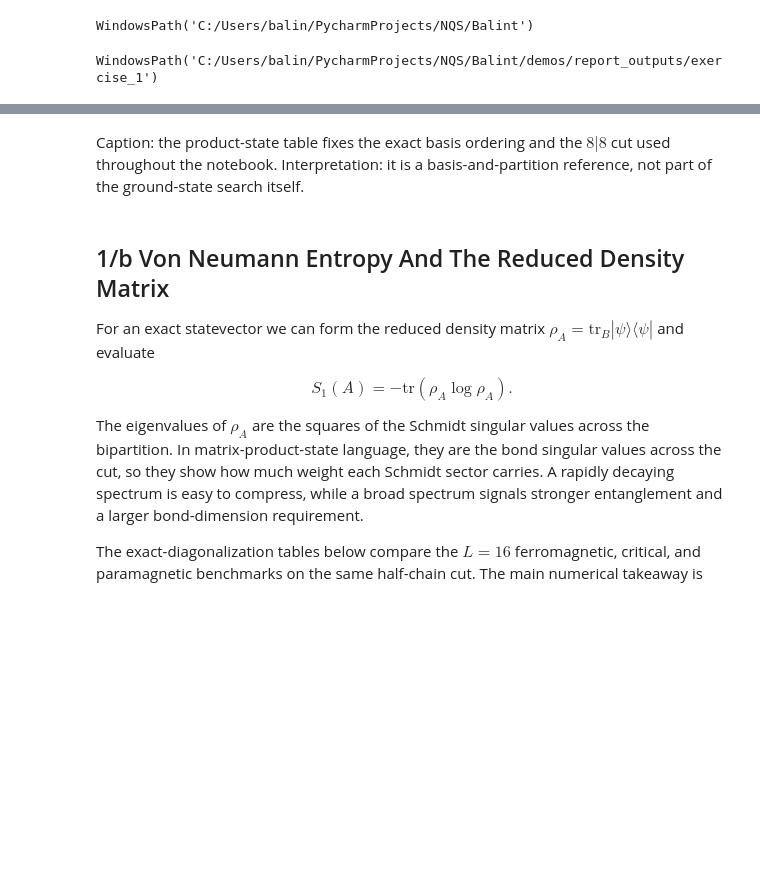
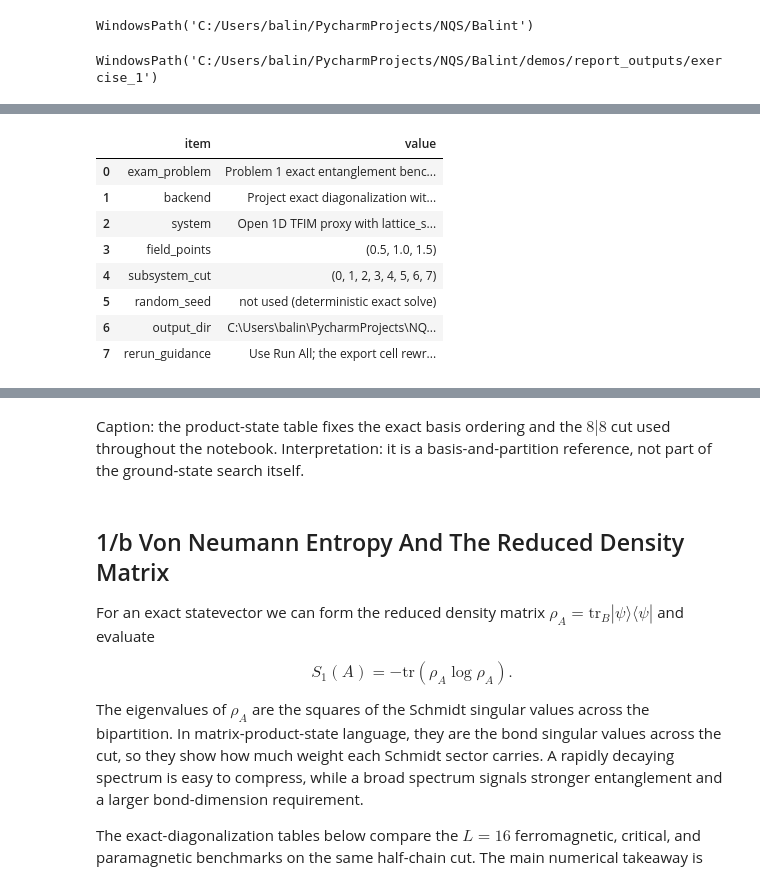
Before and after one commit to SBT2004/NQS, a Jupyter notebook: Balint/demos/exercise_1.ipynb, the cells around one changed output, grey strips where cells are left out. Drawn from its saved outputs; the diff is of its cells as text; code cells hidden in the pictures; blank space fills up the shorter version.

```diff
--- a/Balint/demos/exercise_1.ipynb
+++ b/Balint/demos/exercise_1.ipynb
@@ -43,3 +52,25 @@ WindowsPath('C:/Users/balin/PycharmProjects/NQS/Balint/demos/report_outputs/exer
+# %%
+exercise_1_run_context = pd.DataFrame([
+    {'item': 'exam_problem', 'value': 'Problem 1 exact entanglement benchmark'},
+    {'item': 'backend', 'value': 'Project exact diagonalization with JAX x64 enabled in-notebook'},
+    {'item': 'system', 'value': f'Open 1D TFIM proxy with lattice_shape=({chain_length}, 1), J=1.0'},
+    {'item': 'field_points', 'value': tuple(sorted(g_values.values()))},
+    {'item': 'subsystem_cut', 'value': subsystem_sites},
+    {'item': 'random_seed', 'value': 'not used (deterministic exact solve)'},
+    {'item': 'output_dir', 'value': str(exercise_output_dir)},
+    {'item': 'rerun_guidance', 'value': 'Use Run All; the export cell rewrites CSV/HTML/PNG report artifacts.'},
+])
+exercise_1_run_context
+# %% [output]
+|  | item | value |
+| 0 | exam_problem | Problem 1 exact entanglement benc... |
+| 1 | backend | Project exact diagonalization wit... |
+| 2 | system | Open 1D TFIM proxy with lattice_s... |
+| 3 | field_points | (0.5, 1.0, 1.5) |
+| 4 | subsystem_cut | (0, 1, 2, 3, 4, 5, 6, 7) |
+| 5 | random_seed | not used (deterministic exact solve) |
+| 6 | output_dir | C:\Users\balin\PycharmProjects\NQ... |
+| 7 | rerun_guidance | Use Run All; the export cell rewr... |
 # %% [markdown]
 ## 1/a Exact Diagonalization Setup And Basis Partition
 
```
Also changed, not shown: parts of 12 cells of this notebook, 4 other files.
